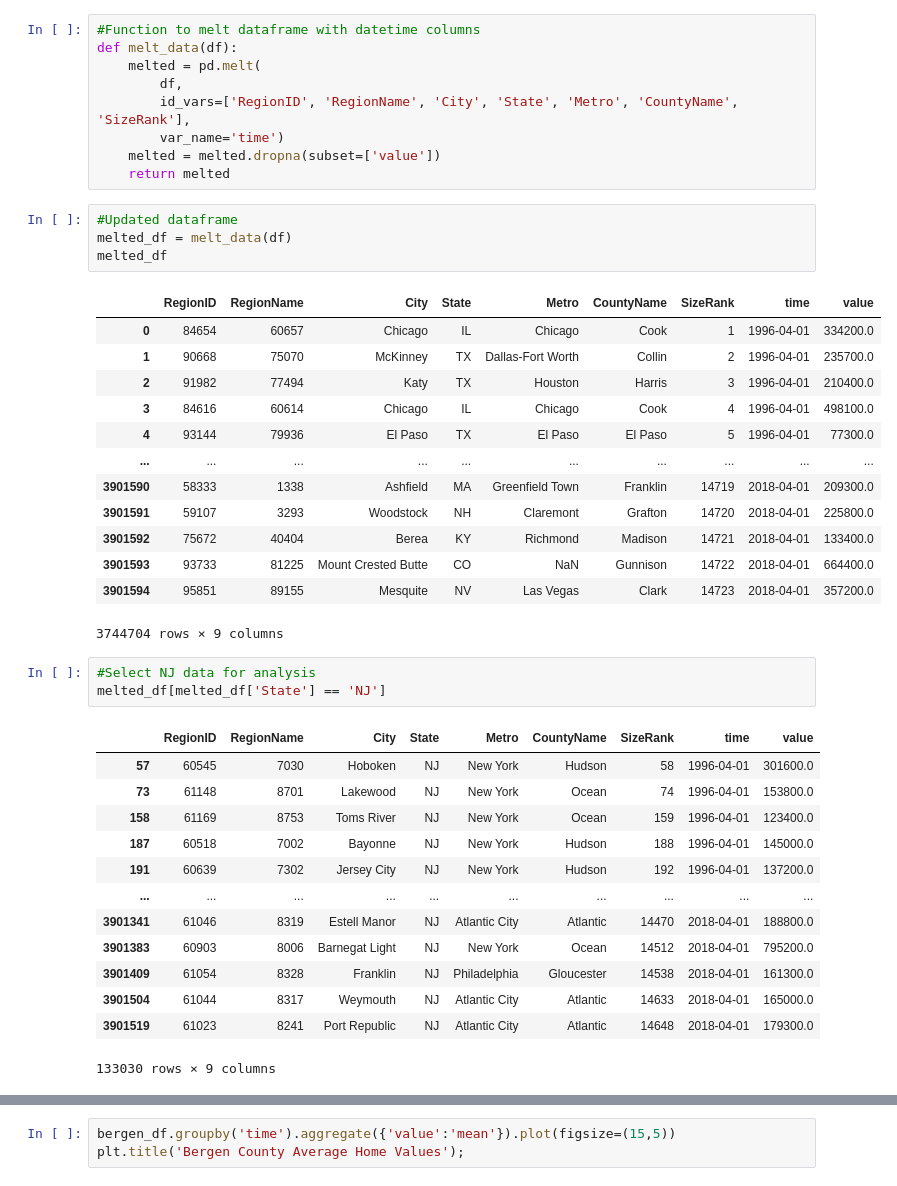
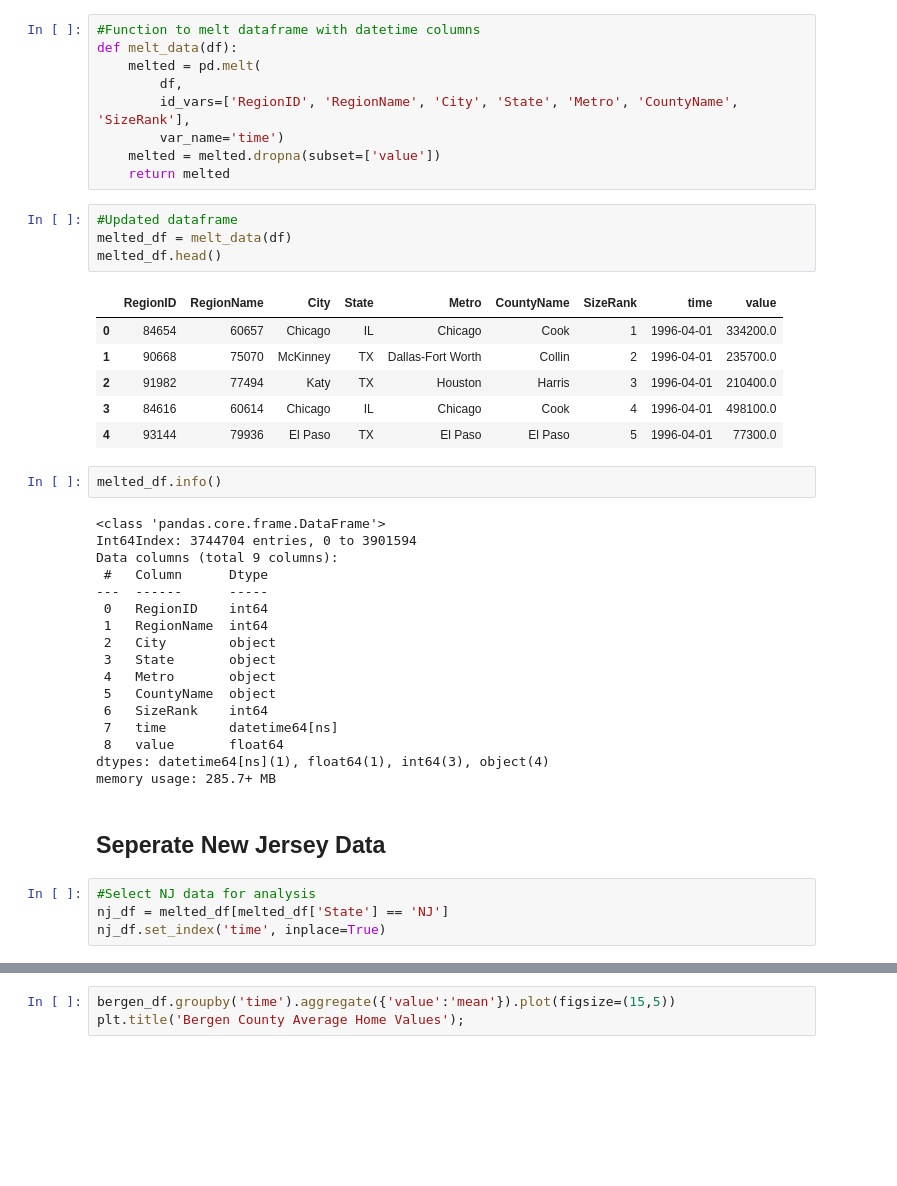
Before and after one commit to jmg0144/Zillow-Time-Series-Analysis, a Jupyter notebook: zillow-time-series-analysis.ipynb, the cells around one changed output, grey strips where cells are left out. Drawn from its saved outputs; the diff is of its cells as text; blank space fills up the shorter version.

```diff
--- a/zillow-time-series-analysis.ipynb
+++ b/zillow-time-series-analysis.ipynb
@@ -81,35 +81,36 @@ def melt_data(df):
 # %%
 #Updated dataframe
 melted_df = melt_data(df)
-melted_df
+melted_df.head()
 # %% [output]
 |  | RegionID | RegionName | City | State | Metro | CountyName | SizeRank | time | value |
 | 0 | 84654 | 60657 | Chicago | IL | Chicago | Cook | 1 | 1996-04-01 | 334200.0 |
 | 1 | 90668 | 75070 | McKinney | TX | Dallas-Fort Worth | Collin | 2 | 1996-04-01 | 235700.0 |
 | 2 | 91982 | 77494 | Katy | TX | Houston | Harris | 3 | 1996-04-01 | 210400.0 |
 | 3 | 84616 | 60614 | Chicago | IL | Chicago | Cook | 4 | 1996-04-01 | 498100.0 |
 | 4 | 93144 | 79936 | El Paso | TX | El Paso | El Paso | 5 | 1996-04-01 | 77300.0 |
-| ... | ... | ... | ... | ... | ... | ... | ... | ... | ... |
-| 3901590 | 58333 | 1338 | Ashfield | MA | Greenfield Town | Franklin | 14719 | 2018-04-01 | 209300.0 |
-| 3901591 | 59107 | 3293 | Woodstock | NH | Claremont | Grafton | 14720 | 2018-04-01 | 225800.0 |
-| 3901592 | 75672 | 40404 | Berea | KY | Richmond | Madison | 14721 | 2018-04-01 | 133400.0 |
-| 3901593 | 93733 | 81225 | Mount Crested Butte | CO | NaN | Gunnison | 14722 | 2018-04-01 | 664400.0 |
-| 3901594 | 95851 | 89155 | Mesquite | NV | Las Vegas | Clark | 14723 | 2018-04-01 | 357200.0 |
-3744704 rows × 9 columns
+# %%
+melted_df.info()
+# %% [output]
+<class 'pandas.core.frame.DataFrame'>
+Int64Index: 3744704 entries, 0 to 3901594
+Data columns (total 9 columns):
+ #   Column      Dtype
+---  ------      -----
+ 0   RegionID    int64
+ 1   RegionName  int64
+ 2   City        object
+ 3   State       object
+ 4   Metro       object
+ 5   CountyName  object
+ 6   SizeRank    int64
+ 7   time        datetime64[ns]
+ 8   value       float64
+dtypes: datetime64[ns](1), float64(1), int64(3), object(4)
+memory usage: 285.7+ MB
+# %% [markdown]
+## Seperate New Jersey Data
 # %%
 #Select NJ data for analysis
-melted_df[melted_df['State'] == 'NJ']
+nj_df = melted_df[melted_df['State'] == 'NJ']
+nj_df.set_index('time', inplace=True)
-# %% [output]
-|  | RegionID | RegionName | City | State | Metro | CountyName | SizeRank | time | value |
-| 57 | 60545 | 7030 | Hoboken | NJ | New York | Hudson | 58 | 1996-04-01 | 301600.0 |
-| 73 | 61148 | 8701 | Lakewood | NJ | New York | Ocean | 74 | 1996-04-01 | 153800.0 |
-| 158 | 61169 | 8753 | Toms River | NJ | New York | Ocean | 159 | 1996-04-01 | 123400.0 |
-| 187 | 60518 | 7002 | Bayonne | NJ | New York | Hudson | 188 | 1996-04-01 | 145000.0 |
-| 191 | 60639 | 7302 | Jersey City | NJ | New York | Hudson | 192 | 1996-04-01 | 137200.0 |
-| ... | ... | ... | ... | ... | ... | ... | ... | ... | ... |
-| 3901341 | 61046 | 8319 | Estell Manor | NJ | Atlantic City | Atlantic | 14470 | 2018-04-01 | 188800.0 |
-| 3901383 | 60903 | 8006 | Barnegat Light | NJ | New York | Ocean | 14512 | 2018-04-01 | 795200.0 |
-| 3901409 | 61054 | 8328 | Franklin | NJ | Philadelphia | Gloucester | 14538 | 2018-04-01 | 161300.0 |
-| 3901504 | 61044 | 8317 | Weymouth | NJ | Atlantic City | Atlantic | 14633 | 2018-04-01 | 165000.0 |
-| 3901519 | 61023 | 8241 | Port Republic | NJ | Atlantic City | Atlantic | 14648 | 2018-04-01 | 179300.0 |
-133030 rows × 9 columns
```
Also changed, not shown: parts of 82 cells of this notebook.
